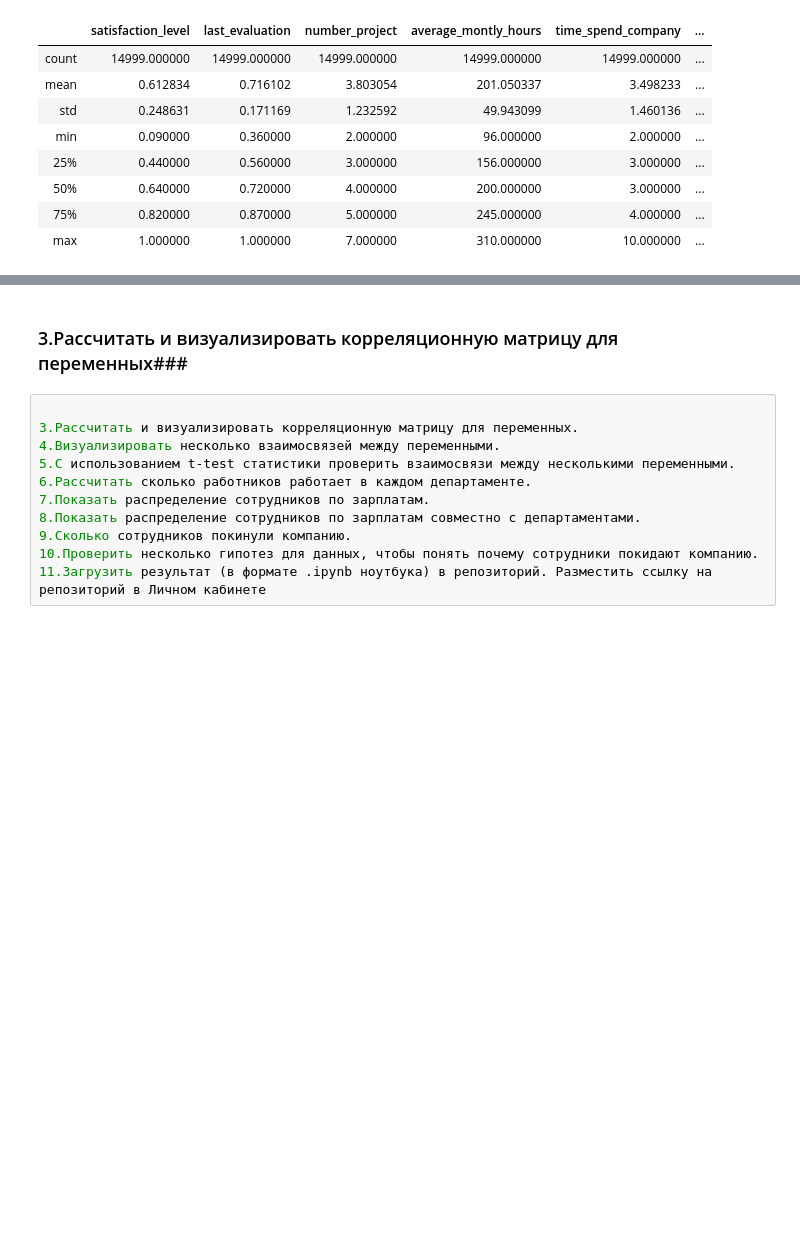
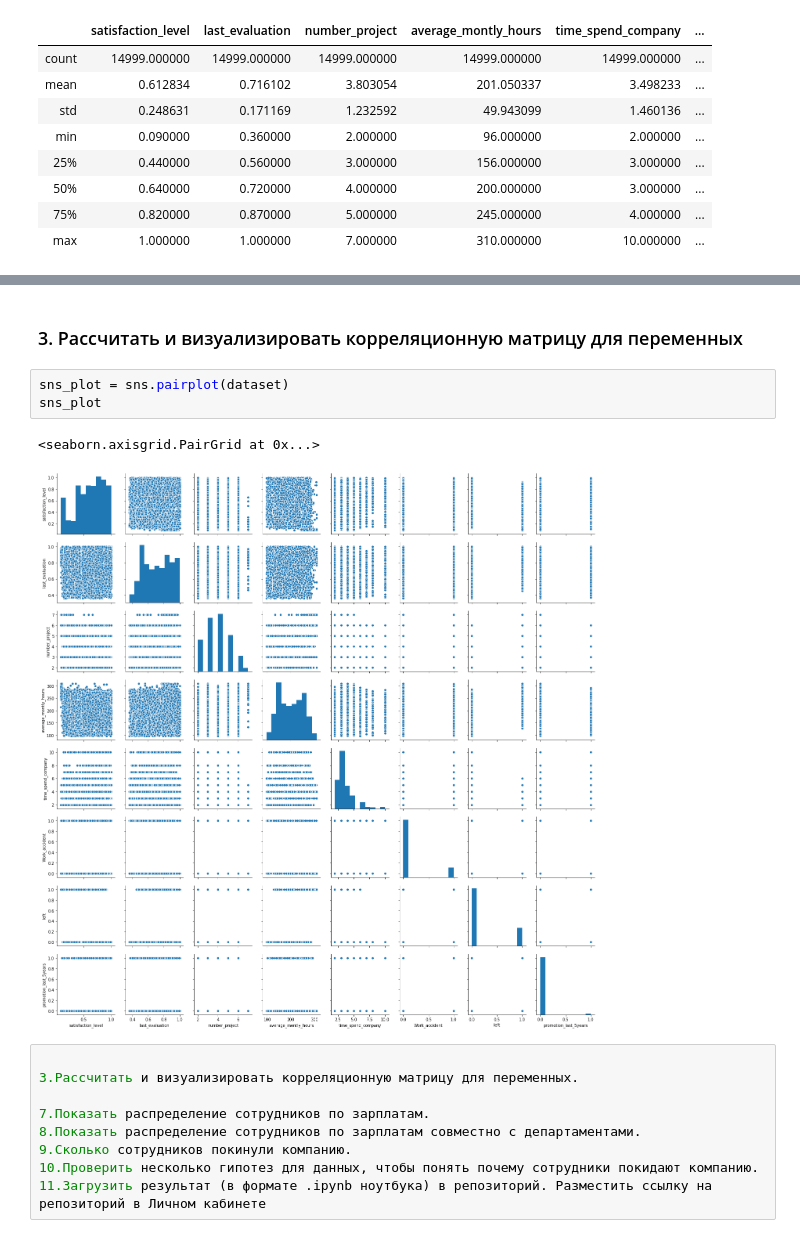
Before and after one commit to BorisGi/netology_pyda, a Jupyter notebook: 20/20-FW.ipynb, the cells around one changed output, grey strips where cells are left out. Cells and saved outputs as stored; diff of their text form; blank space fills up the shorter version.

```diff
--- a/20/20-FW.ipynb
+++ b/20/20-FW.ipynb
@@ -45,11 +41,15 @@ Object `pd.describe` not found.
 # %% [markdown]
-### 3.Рассчитать и визуализировать корреляционную матрицу для переменных###
+### 3. Рассчитать и визуализировать корреляционную матрицу для переменных ###
+# %%
+sns_plot = sns.pairplot(dataset)
+sns_plot
+# %% [output]
+<seaborn.axisgrid.PairGrid at 0x...>
+[figure, added]
 # %%
 
 3.Рассчитать и визуализировать корреляционную матрицу для переменных.
-4.Визуализировать несколько взаимосвязей между переменными.
-5.С использованием t-test статистики проверить взаимосвязи между несколькими переменными.
-6.Рассчитать сколько работников работает в каждом департаменте.
+
 7.Показать распределение сотрудников по зарплатам.
 8.Показать распределение сотрудников по зарплатам совместно с департаментами.
 9.Сколько сотрудников покинули компанию.
```
Also changed, not shown: parts of 4 cells of this notebook, 1 other file.
